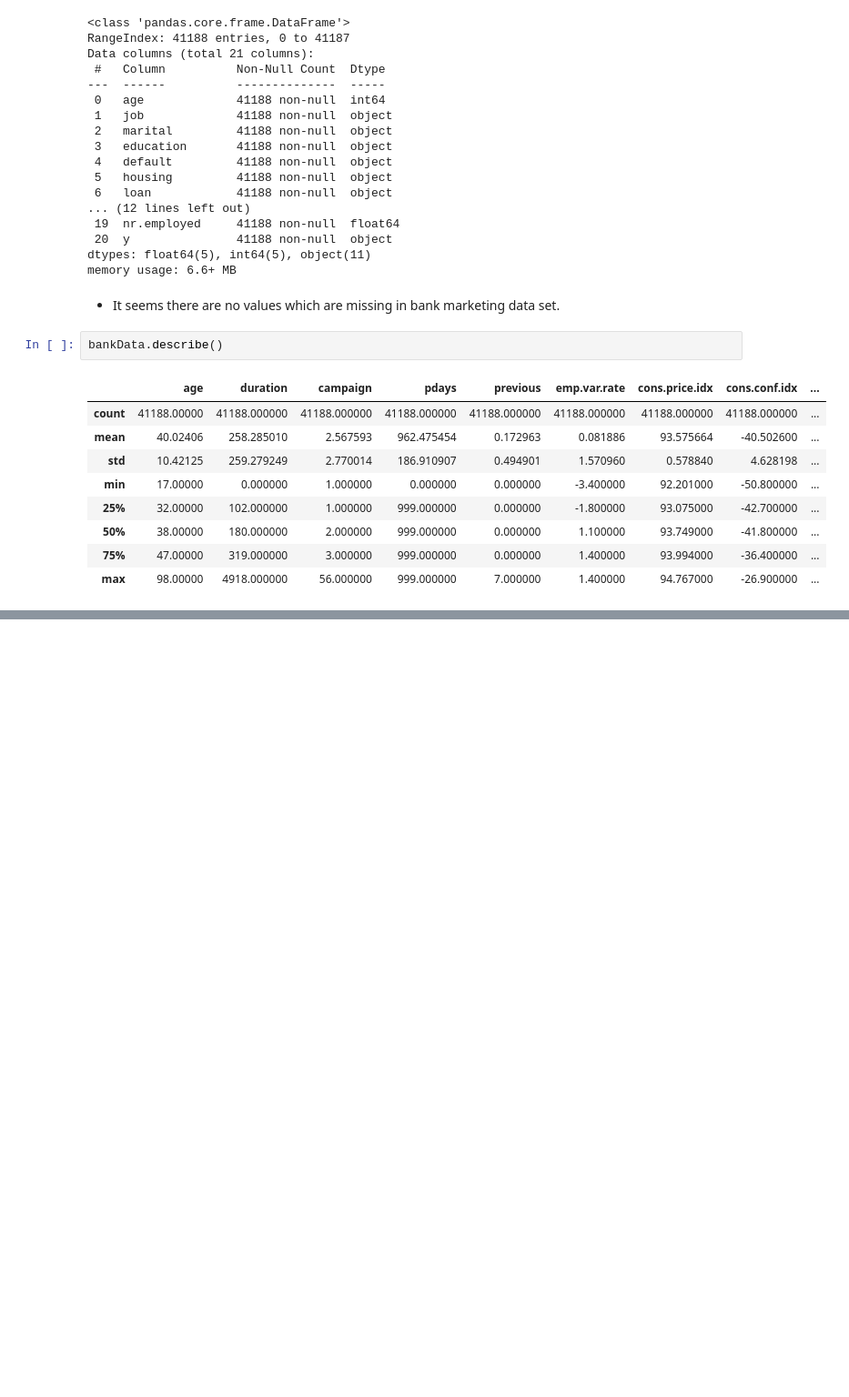
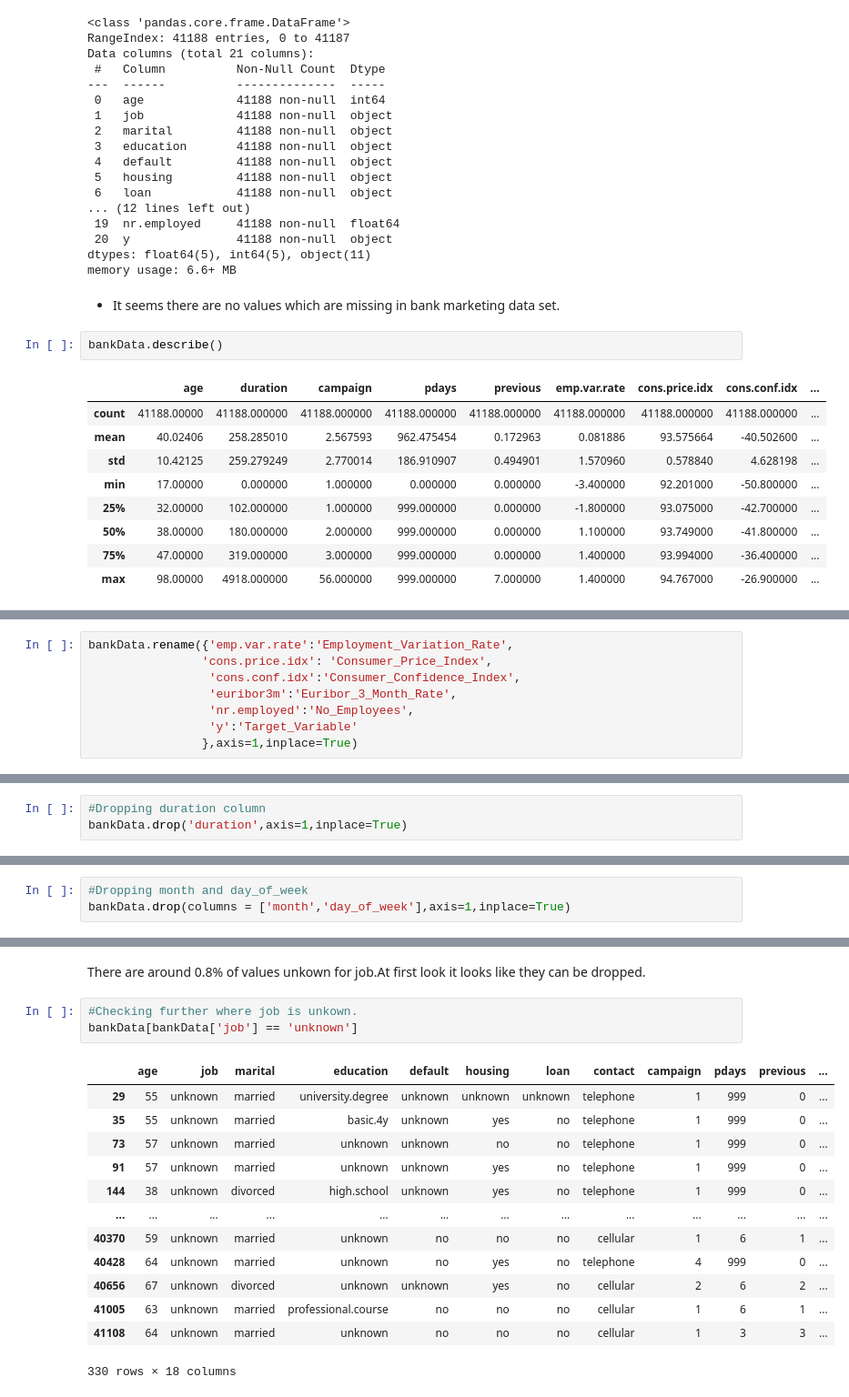
Before and after one commit to Harshobhit/Machine-Learning-Models-Pracitice, a Jupyter notebook: logistic-regression-on-bank-marketing-data.ipynb, the cells around one changed output, grey strips where cells are left out. Shown at 91% size. Drawn from its saved outputs; the diff is of its cells as text; blank space fills up the shorter version.

Commit message:
Kaggle Notebook | Logistic Regression on Bank Marketing Data  | Version 2

```diff
--- a/logistic-regression-on-bank-marketing-data.ipynb
+++ b/logistic-regression-on-bank-marketing-data.ipynb
@@ -57,3 +65,11 @@ bankData.describe()
+# %%
+bankData.rename({'emp.var.rate':'Employment_Variation_Rate',
+                'cons.price.idx': 'Consumer_Price_Index',
+                 'cons.conf.idx':'Consumer_Confidence_Index',
+                 'euribor3m':'Euribor_3_Month_Rate',
+                 'nr.employed':'No_Employees',
+                 'y':'Target_Variable'
+                },axis=1,inplace=True)
 # %%
 bankData.columns
 # %% [output]
@@ -111,0 +84,3 @@ plt.show()
+# %%
+#Dropping duration column
+bankData.drop('duration',axis=1,inplace=True)
@@ -111,0 +94,3 @@ plt.show()
+# %%
+#Dropping month and day_of_week
+bankData.drop(columns = ['month','day_of_week'],axis=1,inplace=True)
@@ -111,0 +166,19 @@ plt.show()
+# %% [markdown]
+There are around 0.8% of values unkown for job.At first look it looks like they can be dropped.
+# %%
+#Checking further where job is unkown.
+bankData[bankData['job'] == 'unknown']
+# %% [output]
+|  | age | job | marital | education | default | housing | loan | contact | campaign | pdays | previous | ... |
+| 29 | 55 | unknown | married | university.degree | unknown | unknown | unknown | telephone | 1 | 999 | 0 | ... |
+| 35 | 55 | unknown | married | basic.4y | unknown | yes | no | telephone | 1 | 999 | 0 | ... |
+| 73 | 57 | unknown | married | unknown | unknown | no | no | telephone | 1 | 999 | 0 | ... |
+| 91 | 57 | unknown | married | unknown | unknown | yes | no | telephone | 1 | 999 | 0 | ... |
+| 144 | 38 | unknown | divorced | high.school | unknown | yes | no | telephone | 1 | 999 | 0 | ... |
+| ... | ... | ... | ... | ... | ... | ... | ... | ... | ... | ... | ... | ... |
+| 40370 | 59 | unknown | married | unknown | no | no | no | cellular | 1 | 6 | 1 | ... |
+| 40428 | 64 | unknown | married | unknown | no | yes | no | telephone | 4 | 999 | 0 | ... |
+| 40656 | 67 | unknown | divorced | unknown | unknown | yes | no | cellular | 2 | 6 | 2 | ... |
+| 41005 | 63 | unknown | married | professional.course | no | no | no | cellular | 1 | 6 | 1 | ... |
+| 41108 | 64 | unknown | married | unknown | no | no | no | cellular | 1 | 3 | 3 | ... |
+330 rows × 18 columns
```
Also changed, not shown: parts of 48 cells of this notebook.
